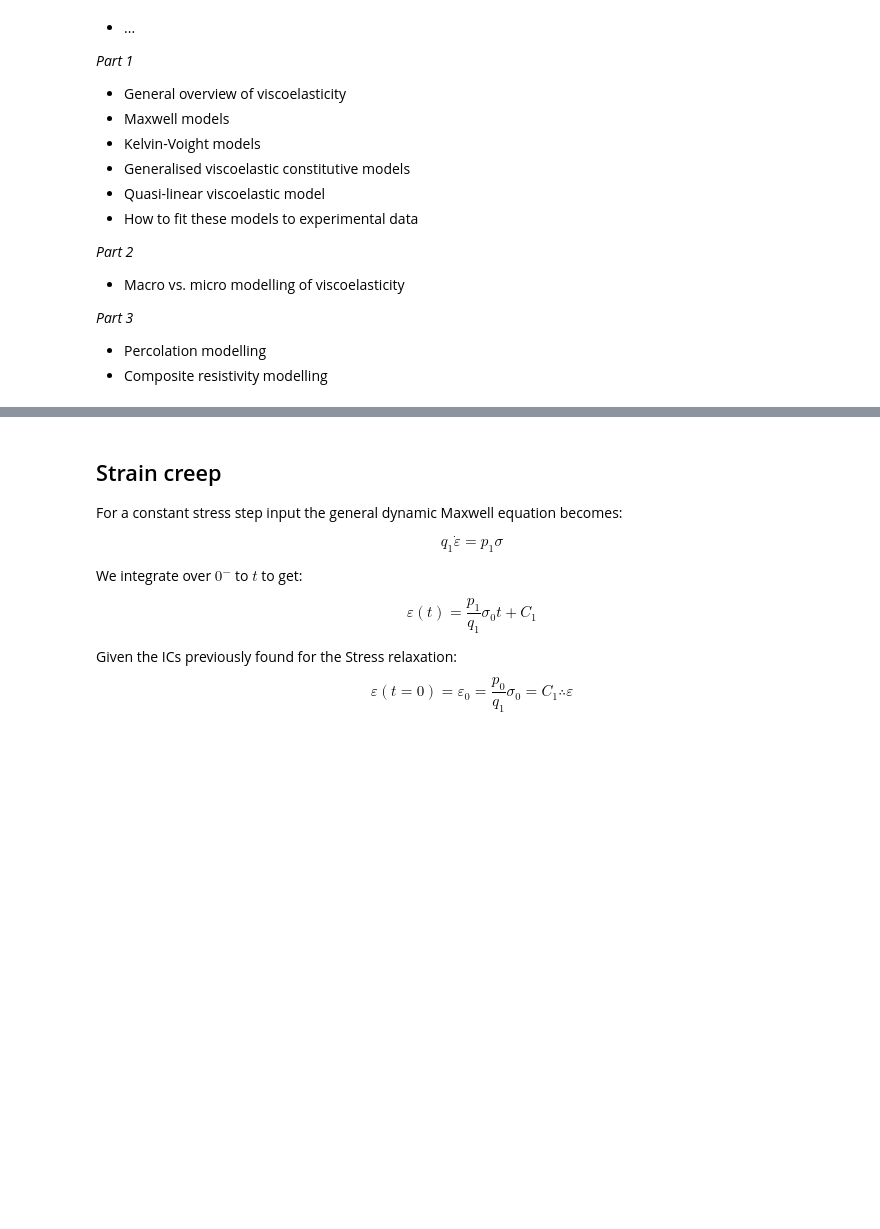
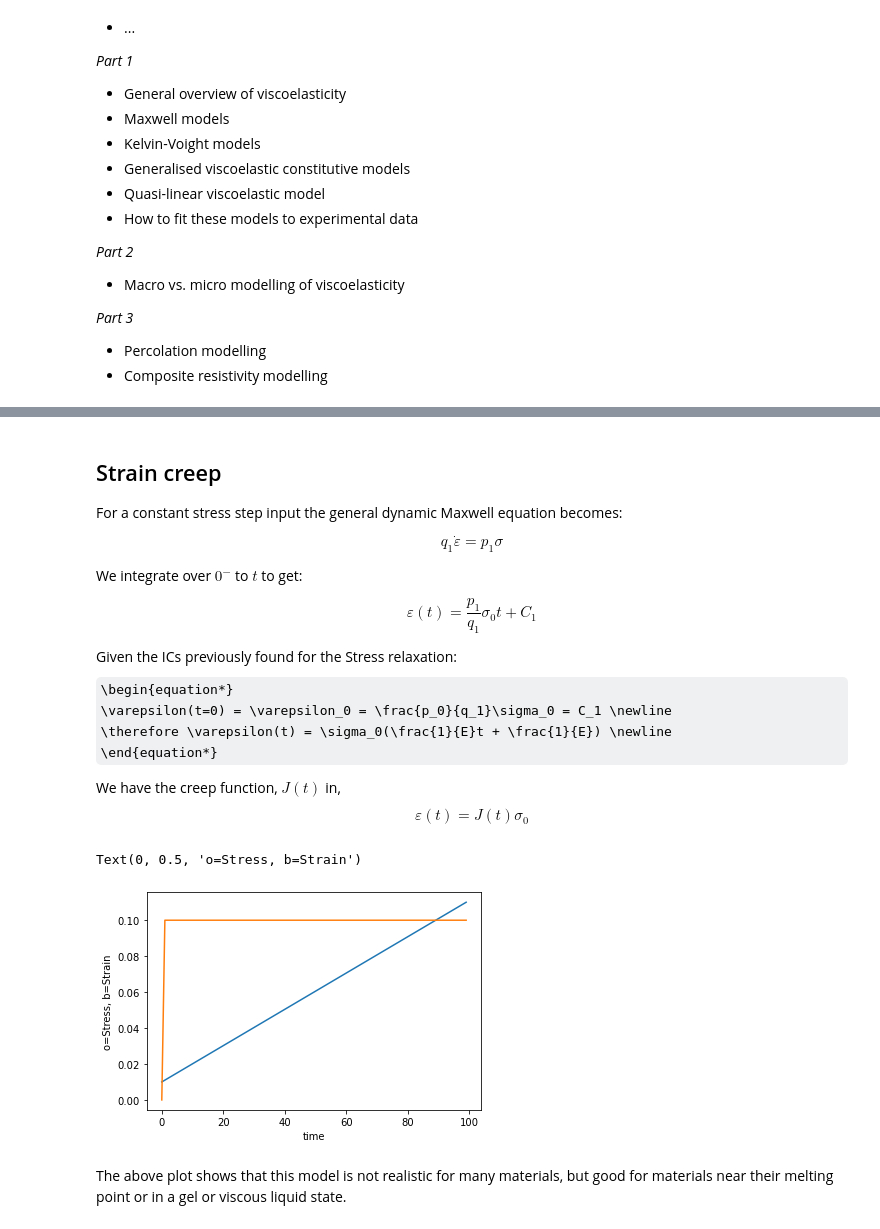
Before and after one commit to richgumy/electromech-stretcher, a Jupyter notebook: viscoelastic_models.ipynb, the cells around one changed output, grey strips where cells are left out. Saved outputs shown, nothing was run; the diff lists cells and outputs as text; code cells hidden in the pictures; some formulas as TeX source; blank space fills up the shorter version.

```diff
--- a/viscoelastic_models.ipynb
+++ b/viscoelastic_models.ipynb
@@ -132,9 +136,32 @@ We integrate over $0^-$ to $t$ to get:
 
 Given the ICs previously found for the Stress relaxation:
 \begin{equation*}
-\varepsilon(t=0) = \varepsilon_0 = \frac{p_0}{q_1}\sigma_0 = C_1
-\therefore \varepsilon
+\varepsilon(t=0) = \varepsilon_0 = \frac{p_0}{q_1}\sigma_0 = C_1 \newline
+\therefore \varepsilon(t) = \sigma_0(\frac{1}{E}t + \frac{1}{E}) \newline
 \end{equation*}
+
+We have the creep function, $J(t)$ in,
+\begin{equation*}
+\varepsilon(t) = J(t)\sigma_0
+\end{equation*}
+# %%
+# Creep function
+maxwell_strain_creep = lambda s0,E,mu,t : s0*((1/E)*t+1/mu)
+# Abitrary parameter values
+s0 = 0.1
+E = 10
+mu = 10
+steps = 100
+t = np.linspace(0,10,steps)
+plt.plot(maxwell_strain_creep(s0,E,mu,t))
+plt.plot(step_input(s0,steps))
+plt.xlabel('time')
+plt.ylabel('o=Stress, b=Strain')
+# %% [output]
+Text(0, 0.5, 'o=Stress, b=Strain')
+[figure, added]
+# %% [markdown]
+The above plot shows that this model is not realistic for many materials, but good for materials near their melting point or in a gel or viscous liquid state.
 # %% [markdown]
 # Kelvin-Voight Model #
 <figure>
```
Also changed, not shown: parts of 15 cells of this notebook, 39 other files.
